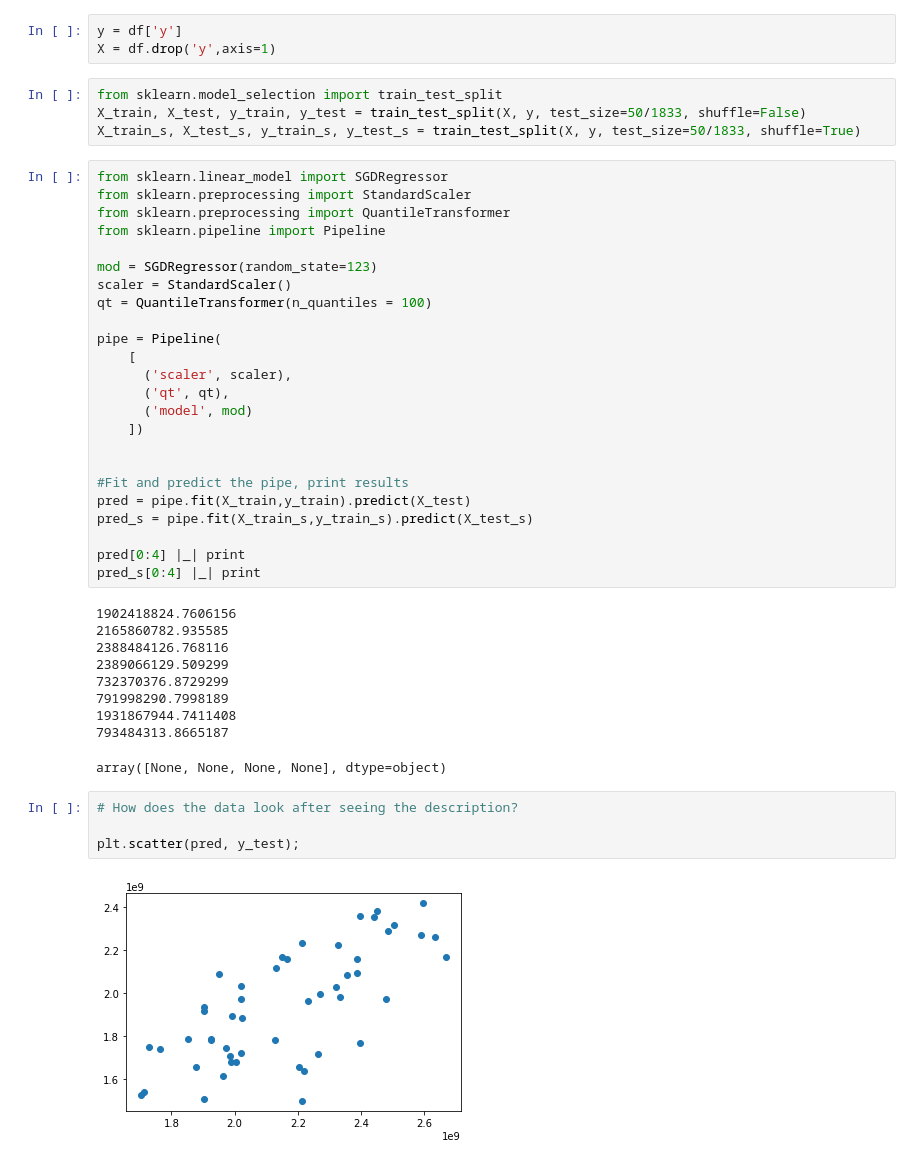
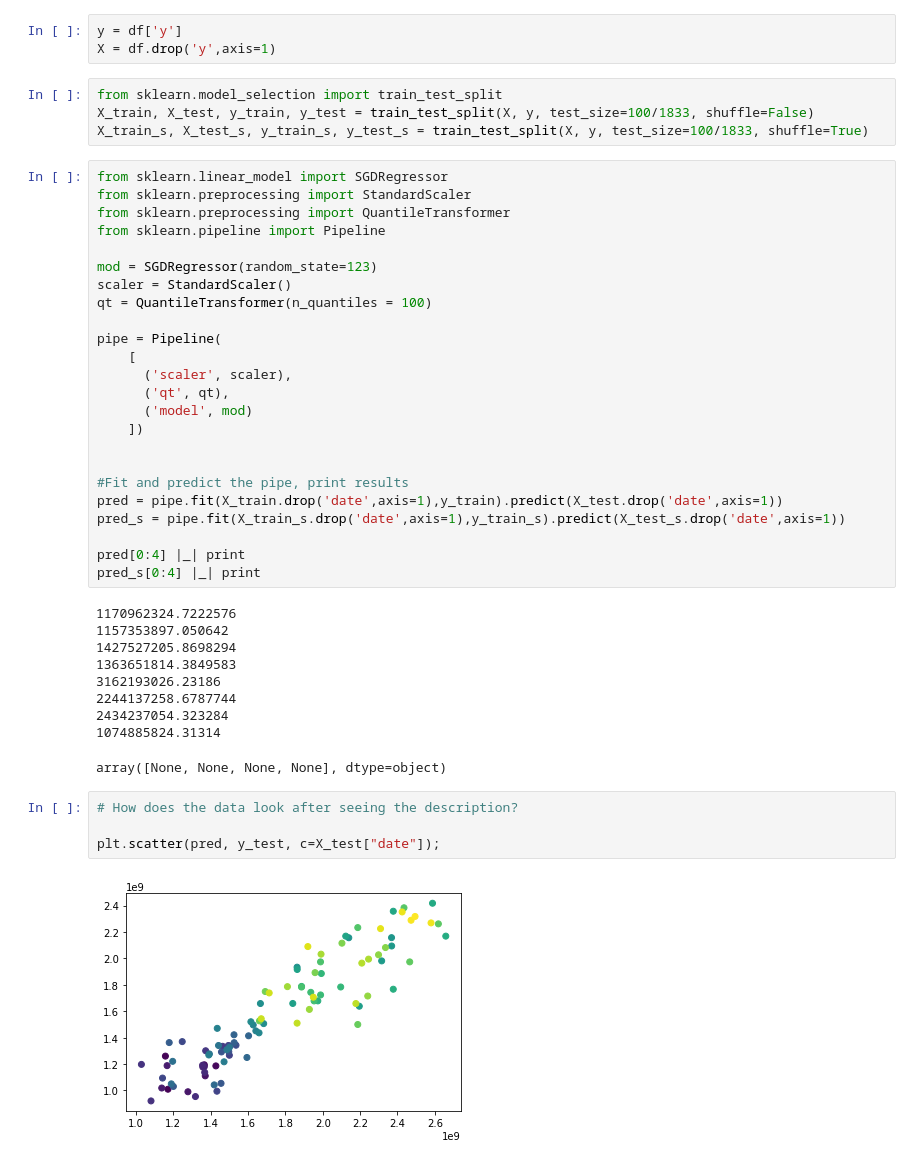
Before and after one commit to jfsalzmann/gasprices, a Jupyter notebook: learning/midterm_fixed_simple_arima.ipynb, the cells around one changed output. Saved outputs shown, nothing was run; the diff lists cells and outputs as text.

```diff
--- a/learning/midterm_fixed_simple_arima.ipynb
+++ b/learning/midterm_fixed_simple_arima.ipynb
@@ -52,8 +55,8 @@ y = df['y']
 X = df.drop('y',axis=1)
 # %%
 from sklearn.model_selection import train_test_split
-X_train, X_test, y_train, y_test = train_test_split(X, y, test_size=50/1833, shuffle=False)
-X_train_s, X_test_s, y_train_s, y_test_s = train_test_split(X, y, test_size=50/1833, shuffle=True)
+X_train, X_test, y_train, y_test = train_test_split(X, y, test_size=100/1833, shuffle=False)
+X_train_s, X_test_s, y_train_s, y_test_s = train_test_split(X, y, test_size=100/1833, shuffle=True)
 # %%
 from sklearn.linear_model import SGDRegressor
 from sklearn.preprocessing import StandardScaler
@@ -73,27 +76,27 @@ pipe = Pipeline(
 
 
 #Fit and predict the pipe, print results
-pred = pipe.fit(X_train,y_train).predict(X_test)
-pred_s = pipe.fit(X_train_s,y_train_s).predict(X_test_s)
+pred = pipe.fit(X_train.drop('date',axis=1),y_train).predict(X_test.drop('date',axis=1))
+pred_s = pipe.fit(X_train_s.drop('date',axis=1),y_train_s).predict(X_test_s.drop('date',axis=1))
 
 pred[0:4] |_| print
 pred_s[0:4] |_| print
 # %% [output]
-1902418824.7606156
-2165860782.935585
-2388484126.768116
-2389066129.509299
-732370376.8729299
-791998290.7998189
-1931867944.7411408
-793484313.8665187
+1170962324.7222576
+1157353897.050642
+1427527205.8698294
+1363651814.3849583
+3162193026.23186
+2244137258.6787744
+2434237054.323284
+1074885824.31314
 array([None, None, None, None], dtype=object)
 # %%
 # How does the data look after seeing the description?
 
-plt.scatter(pred, y_test);
+plt.scatter(pred, y_test, c=X_test["date"]);
 # %% [output]
-[figure, old version]
+[figure, new version]
 # %%
 from sklearn import metrics
 import numpy as np
```
Also changed, not shown: parts of 7 cells of this notebook.
